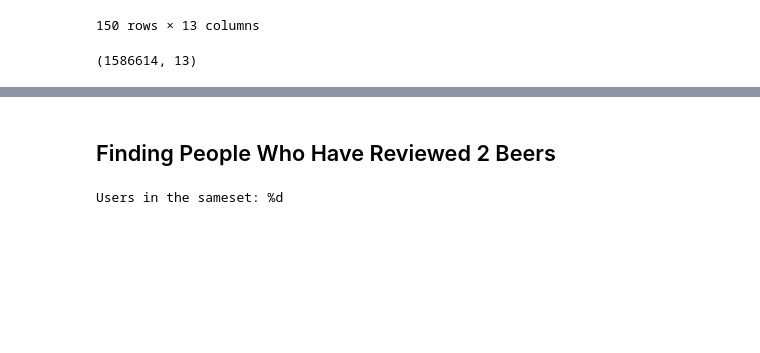
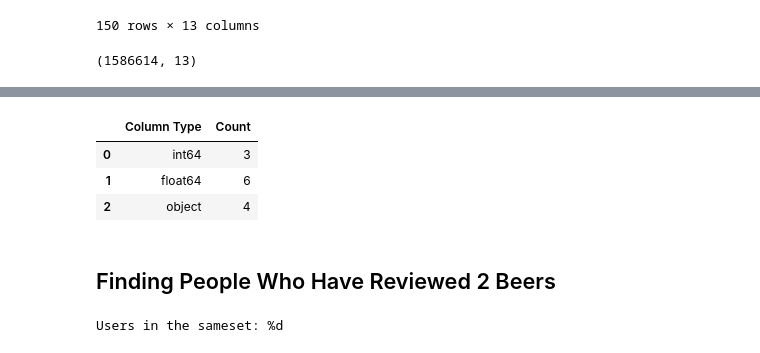
Before and after one commit to mpgartland/Pred_Models_git, a Jupyter notebook: Week 7/code/Example- python-beer-recomender subset-revised.ipynb, the cells around one changed output, grey strips where cells are left out. Drawn from its saved outputs; the diff is of its cells as text; code cells hidden in the pictures; blank space fills up the shorter version.

```diff
--- a/Week 7/code/Example- python-beer-recomender subset-revised.ipynb
+++ b/Week 7/code/Example- python-beer-recomender subset-revised.ipynb
@@ -46,0 +84,10 @@ warnings.filterwarnings("ignore")
+# %%
+dtype_df = df.dtypes.reset_index()
+dtype_df.columns = ["Count", "Column Type"]
+dtype_df
+dtype_df.groupby("Column Type").aggregate('count').reset_index()
+# %% [output]
+|  | Column Type | Count |
+| 0 | int64 | 3 |
+| 1 | float64 | 6 |
+| 2 | object | 4 |
```
Also changed, not shown: parts of 12 cells of this notebook, 2 other files.
